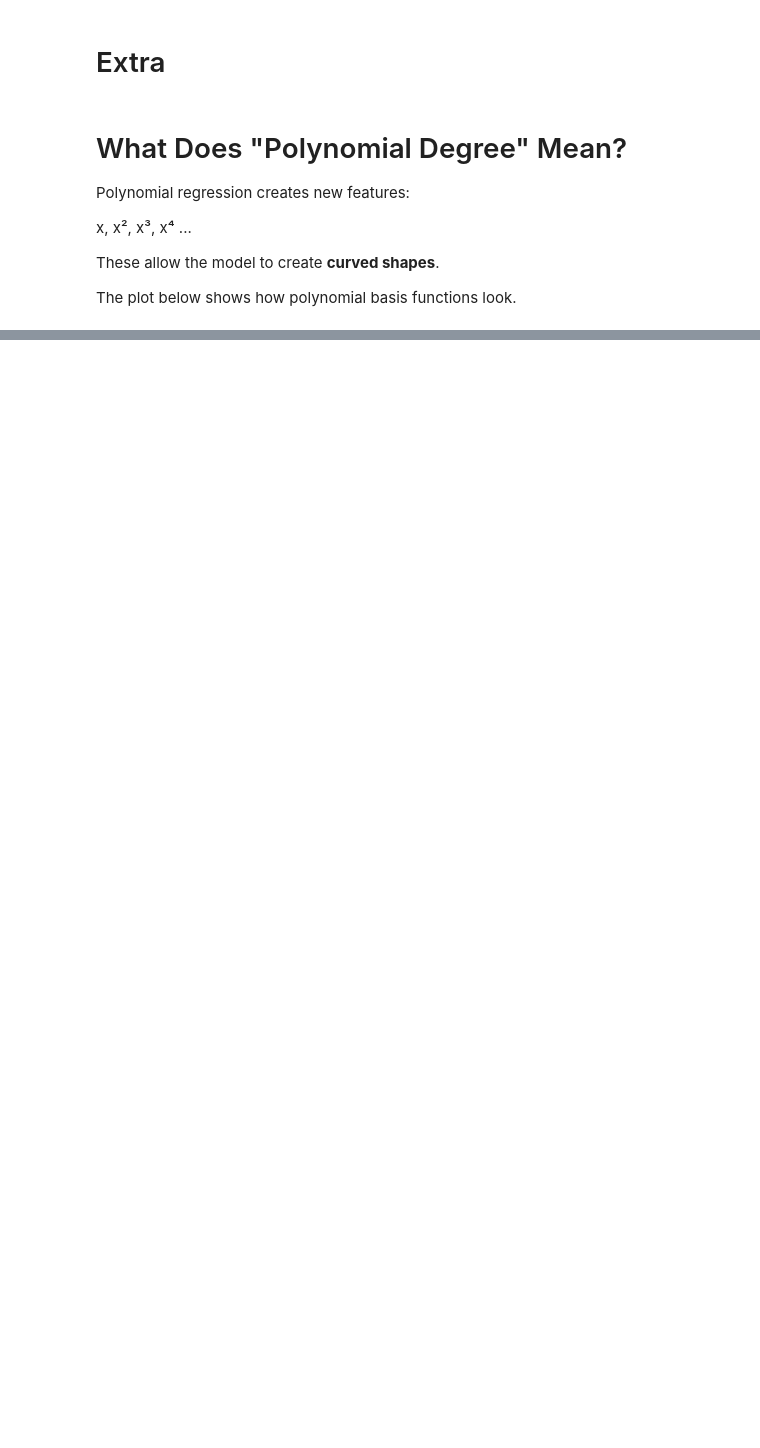
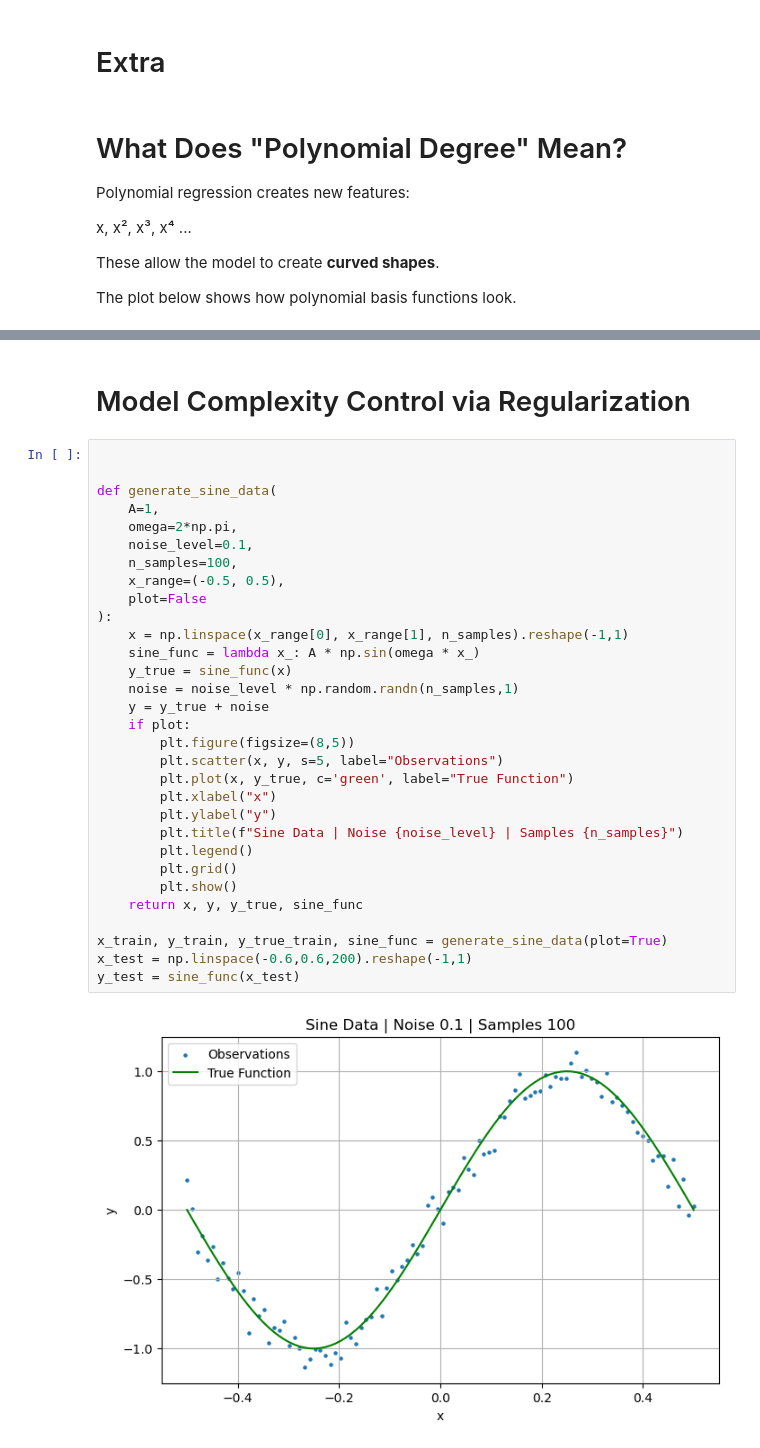
Before and after one commit to imanmossavat/ml-teaching-materials-fontys, a Jupyter notebook: ML Studio/S2_model_complexity_polynomial_experiment.ipynb, the cells around one changed output, grey strips where cells are left out. Saved outputs shown, nothing was run; the diff lists cells and outputs as text; blank space fills up the shorter version.

```diff
--- a/ML Studio/S2_model_complexity_polynomial_experiment.ipynb
+++ b/ML Studio/S2_model_complexity_polynomial_experiment.ipynb
@@ -274,0 +377,35 @@ plot_polynomial_basis(5)
+# %% [markdown]
+# Model Complexity Control via Regularization
+# %%
+
+
+def generate_sine_data(
+    A=1,
+    omega=2*np.pi,
+    noise_level=0.1,
+    n_samples=100,
+    x_range=(-0.5, 0.5),
+    plot=False
+):
+    x = np.linspace(x_range[0], x_range[1], n_samples).reshape(-1,1)
+    sine_func = lambda x_: A * np.sin(omega * x_)
+    y_true = sine_func(x)
+    noise = noise_level * np.random.randn(n_samples,1)
+    y = y_true + noise
+    if plot:
+        plt.figure(figsize=(8,5))
+        plt.scatter(x, y, s=5, label="Observations")
+        plt.plot(x, y_true, c='green', label="True Function")
+        plt.xlabel("x")
+        plt.ylabel("y")
+        plt.title(f"Sine Data | Noise {noise_level} | Samples {n_samples}")
+        plt.legend()
+        plt.grid()
+        plt.show()
+    return x, y, y_true, sine_func
+
+x_train, y_train, y_true_train, sine_func = generate_sine_data(plot=True)
+x_test = np.linspace(-0.6,0.6,200).reshape(-1,1)
+y_test = sine_func(x_test)
+# %% [output]
+[figure, added]
```
Also changed, not shown: parts of 26 cells of this notebook, 5 other files.
